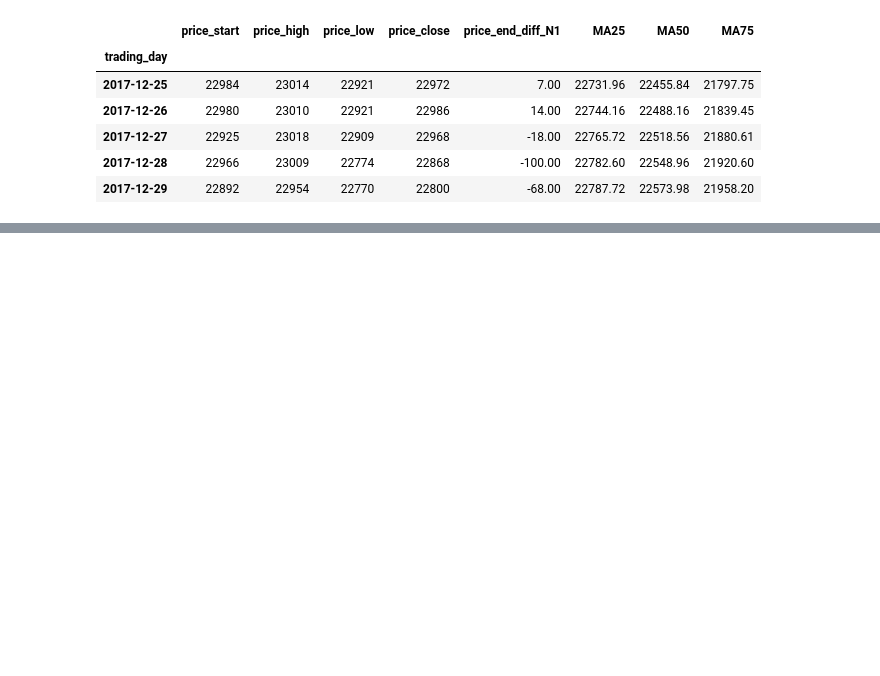
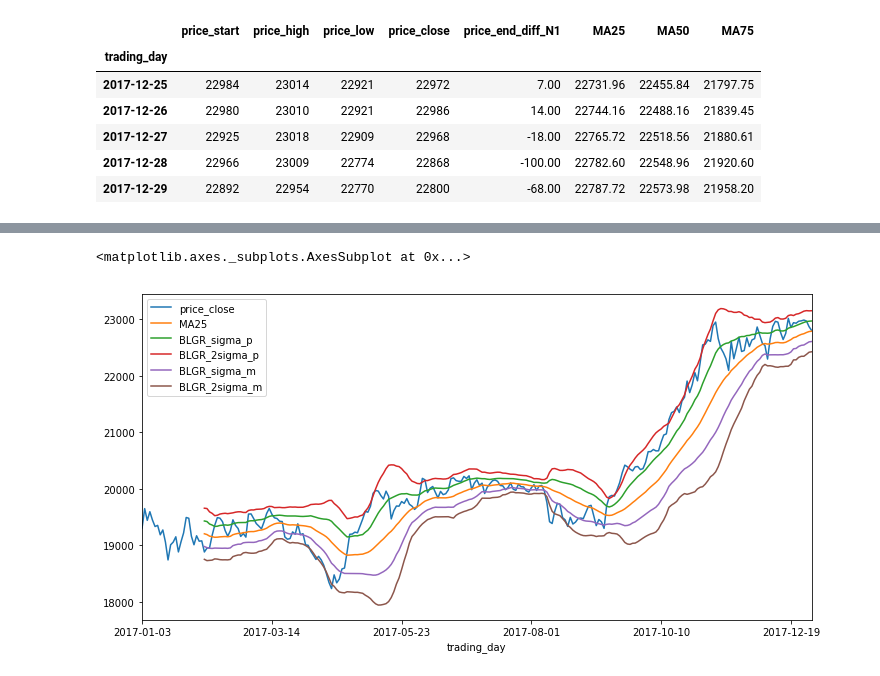
Before and after one commit to k501/N225predict, a Jupyter notebook: 02.data_survey/学習データ作成.ipynb, the cells around one changed output, grey strips where cells are left out. Drawn from its saved outputs; the diff is of its cells as text; code cells hidden in the pictures; blank space fills up the shorter version.

```diff
--- a/02.data_survey/学習データ作成.ipynb
+++ b/02.data_survey/学習データ作成.ipynb
@@ -74,0 +81,23 @@ data.tail()
+# %%
+#Bolinger Band
+Bands_period = 25 #期間
+Deviation = 1 #偏差の倍率
+
+Base = data['price_close'].rolling(Bands_period).mean()
+sigma = data['price_close'].rolling(Bands_period).std(ddof=0)
+Upper = Base +sigma*Deviation
+Lower = Base -sigma*Deviation
+Upper2 = Base + 2*sigma*Deviation
+Lower2 = Base -  2*sigma*Deviation
+# %%
+data['BLGR_sigma_p'] = Upper
+data['BLGR_2sigma_p'] = Upper2
+data['BLGR_sigma_m'] = Lower
+data['BLGR_2sigma_m'] = Lower2
+
+# 'BLGR_2sigma_p','BLGR_sigma_m','BLGR_2sigma_m',
+# %%
+data[['price_close', 'MA25', 'BLGR_sigma_p', 'BLGR_2sigma_p', 'BLGR_sigma_m', 'BLGR_2sigma_m']].plot(figsize=(12, 6))
+# %% [output]
+<matplotlib.axes._subplots.AxesSubplot at 0x...>
+[figure, added]
```
Also changed, not shown: parts of 3 cells of this notebook, 1 other file.
